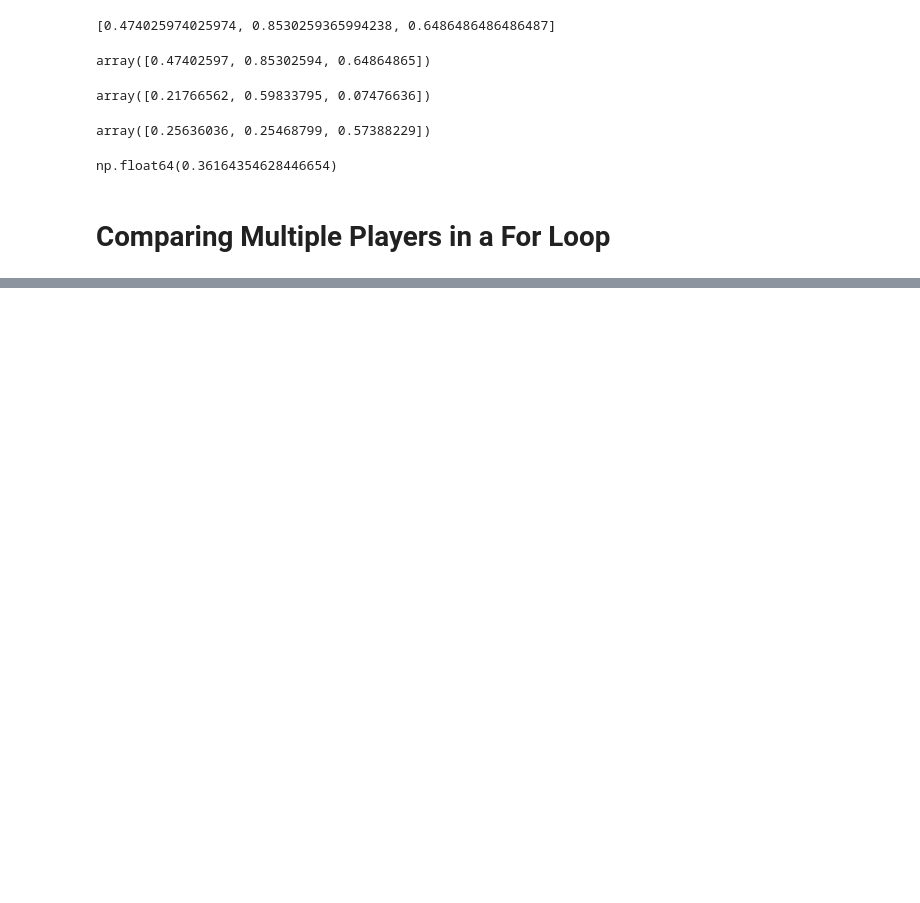
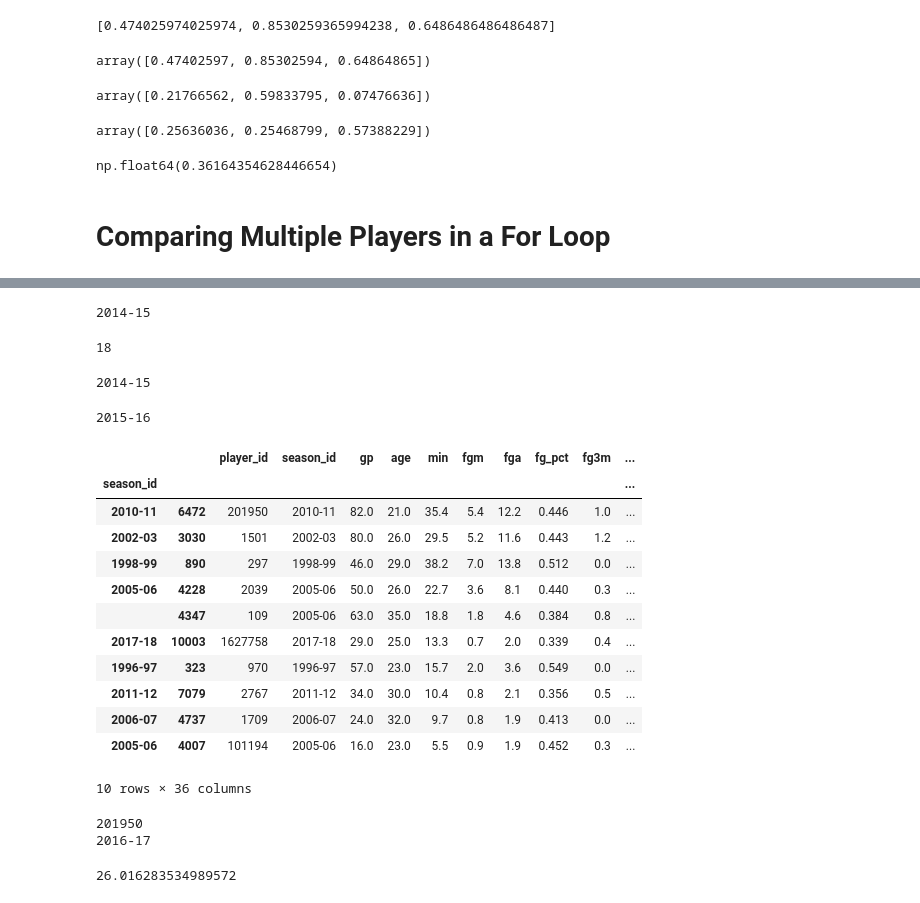
Before and after one commit to flan02/nba-python-pandas, a Jupyter notebook: data/fantasy_projection_model.ipynb, the cells around one changed output, grey strips where cells are left out. Saved outputs shown, nothing was run; the diff lists cells and outputs as text; code cells hidden in the pictures; blank space fills up the shorter version.

```diff
--- a/data/fantasy_projection_model.ipynb
+++ b/data/fantasy_projection_model.ipynb
@@ -684,0 +713,43 @@ df_final
+# %%
+season_id = season_list[18]
+print(season_id)
+# %% [output]
+2014-15
+# %%
+season_id = '2014-15'
+value = season_list.index(season_id)
+print(value)
+# %% [output]
+18
+# %%
+current_season = season_list[(season_list.index(season_id))]
+print(current_season)
+# %% [output]
+2014-15
+# %%
+next_season = season_list[(season_list.index(season_id) + 1)]
+print(next_season)
+# %% [output]
+2015-16
+# %%
+ranked_df.head(10)
+# %% [output]
+|  |  | player_id | season_id | gp | age | min | fgm | fga | fg_pct | fg3m | ... |
+| season_id |  |  |  |  |  |  |  |  |  |  | ... |
+| 2010-11 | 6472 | 201950 | 2010-11 | 82.0 | 21.0 | 35.4 | 5.4 | 12.2 | 0.446 | 1.0 | ... |
+| 2002-03 | 3030 | 1501 | 2002-03 | 80.0 | 26.0 | 29.5 | 5.2 | 11.6 | 0.443 | 1.2 | ... |
+| 1998-99 | 890 | 297 | 1998-99 | 46.0 | 29.0 | 38.2 | 7.0 | 13.8 | 0.512 | 0.0 | ... |
+| 2005-06 | 4228 | 2039 | 2005-06 | 50.0 | 26.0 | 22.7 | 3.6 | 8.1 | 0.440 | 0.3 | ... |
+|  | 4347 | 109 | 2005-06 | 63.0 | 35.0 | 18.8 | 1.8 | 4.6 | 0.384 | 0.8 | ... |
+| 2017-18 | 10003 | 1627758 | 2017-18 | 29.0 | 25.0 | 13.3 | 0.7 | 2.0 | 0.339 | 0.4 | ... |
+| 1996-97 | 323 | 970 | 1996-97 | 57.0 | 23.0 | 15.7 | 2.0 | 3.6 | 0.549 | 0.0 | ... |
+| 2011-12 | 7079 | 2767 | 2011-12 | 34.0 | 30.0 | 10.4 | 0.8 | 2.1 | 0.356 | 0.5 | ... |
+| 2006-07 | 4737 | 1709 | 2006-07 | 24.0 | 32.0 | 9.7 | 0.8 | 1.9 | 0.413 | 0.0 | ... |
+| 2005-06 | 4007 | 101194 | 2005-06 | 16.0 | 23.0 | 5.5 | 0.9 | 1.9 | 0.452 | 0.3 | ... |
+10 rows × 36 columns
+# %%
+print(current_player_id)
+print(current_player_season)
+# %% [output]
+201950
+2016-17
@@ -684,0 +758,5 @@ df_final
+# %%
+weight = (1 / test_df.distance)
+print(weight)
+# %% [output]
+26.016283534989572
```
Also changed, not shown: parts of 62 cells of this notebook, 3 other files.
